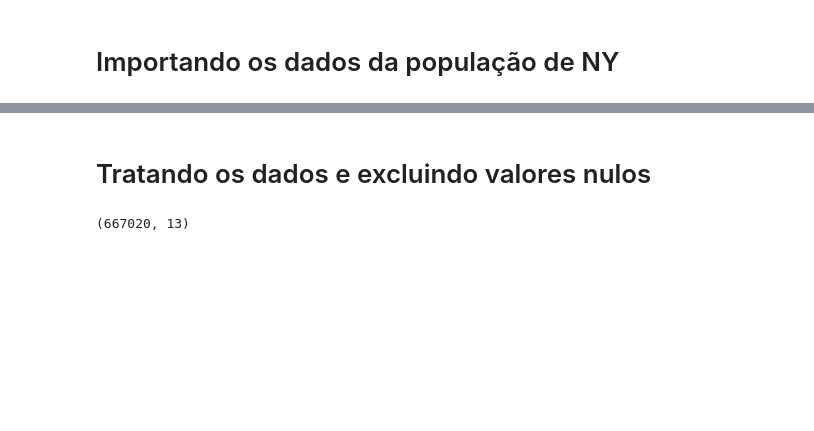
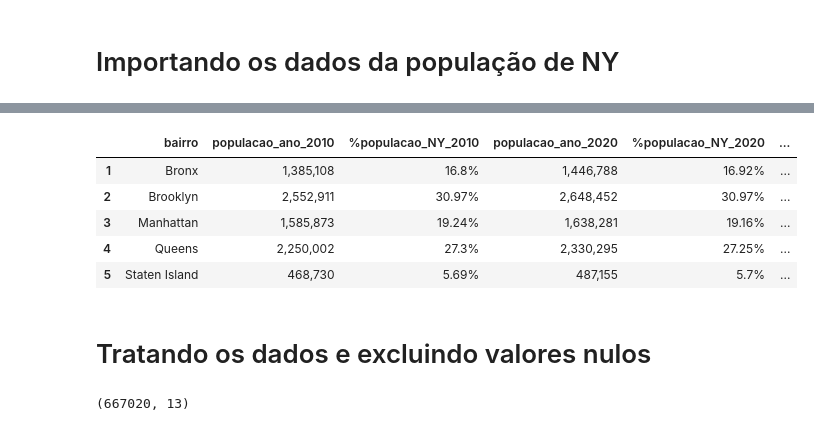
Before and after one commit to robertferro/crimes_ny, a Jupyter notebook: Crimes_NY-visualization.ipynb, the cells around one changed output, grey strips where cells are left out. Drawn from its saved outputs; the diff is of its cells as text; code cells hidden in the pictures; blank space fills up the shorter version.

```diff
--- a/Crimes_NY-visualization.ipynb
+++ b/Crimes_NY-visualization.ipynb
@@ -851,3 +844,14 @@ populacao.loc[:,['Age Group','Borough','2010','2010 - Boro share of NYC total','
+# %%
+populacao.columns = ['bairro', 'populacao_ano_2010', '%populacao_NY_2010','populacao_ano_2020', '%populacao_NY_2020','populacao_ano_2030', '%populacao_NY_2030']
+# %%
+populacao
+# %% [output]
+|  | bairro | populacao_ano_2010 | %populacao_NY_2010 | populacao_ano_2020 | %populacao_NY_2020 | ... |
+| 1 | Bronx | 1,385,108 | 16.8% | 1,446,788 | 16.92% | ... |
+| 2 | Brooklyn | 2,552,911 | 30.97% | 2,648,452 | 30.97% | ... |
+| 3 | Manhattan | 1,585,873 | 19.24% | 1,638,281 | 19.16% | ... |
+| 4 | Queens | 2,250,002 | 27.3% | 2,330,295 | 27.25% | ... |
+| 5 | Staten Island | 468,730 | 5.69% | 487,155 | 5.7% | ... |
 # %% [markdown]
 # Tratando os dados e excluindo valores nulos
 # %%
```
Also changed, not shown: parts of 20 cells of this notebook.
